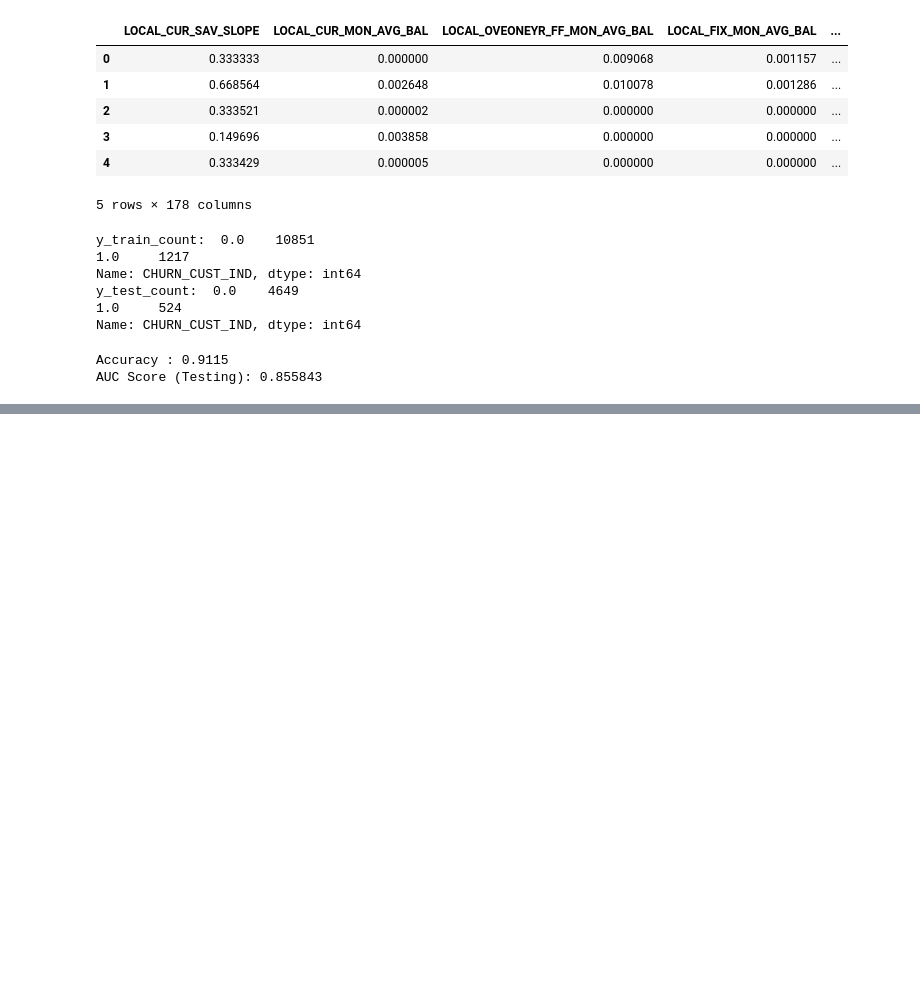
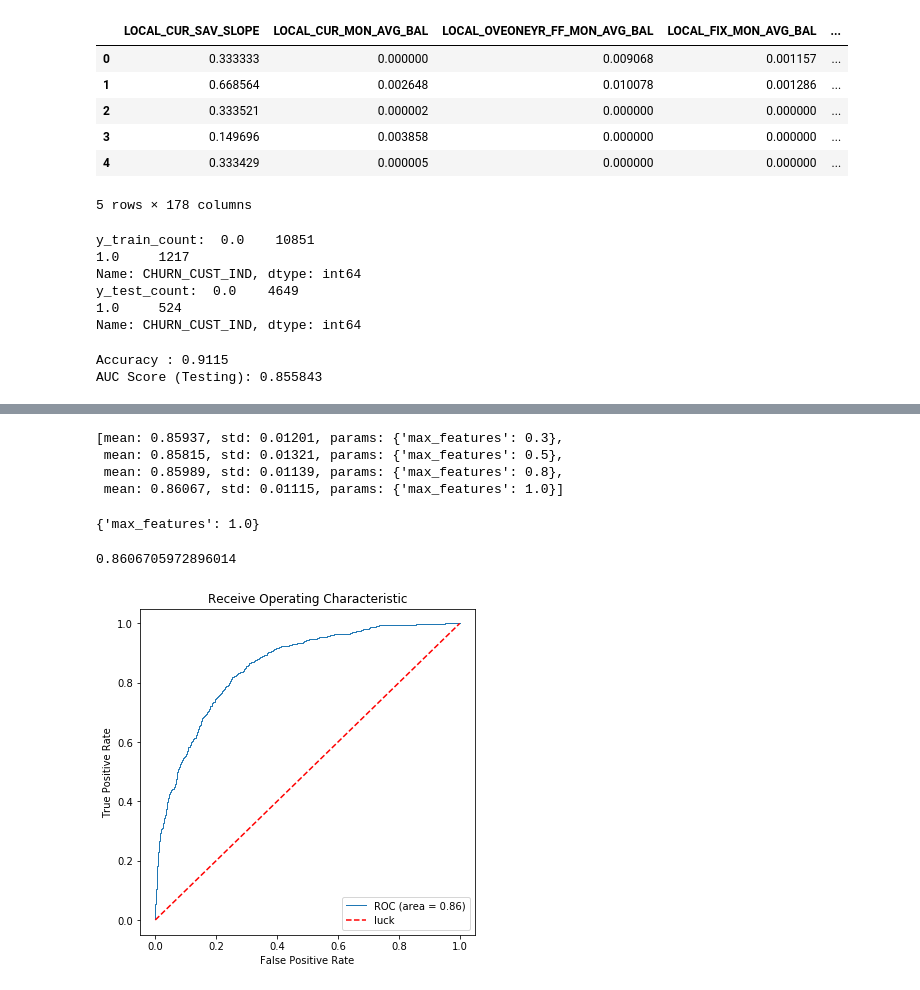
Before and after one commit to chenbingyan/bank-churn-model, a Jupyter notebook: bank churn model - modeling(GBDT).ipynb, the cells around one changed output, grey strips where cells are left out. Drawn from its saved outputs; the diff is of its cells as text; code cells hidden in the pictures; blank space fills up the shorter version.

```diff
--- a/bank churn model - modeling(GBDT).ipynb
+++ b/bank churn model - modeling(GBDT).ipynb
@@ -44,0 +154,8 @@ AUC Score (Testing): 0.855843
+# %%
+gbm2 = GradientBoostingClassifier(n_estimators=90, learning_rate=0.1, min_samples_split=300, min_samples_leaf=20, max_depth=5,
+                                max_features=1.0, subsample=0.8, random_state=10)
+gbm2.fit(X_train,y_train)
+y_pred = gbm2.predict(X_test)
+y_predprob = gbm2.predict_proba(X_test)[:,1]
+print("Accuracy : %.4g" % metrics.accuracy_score(y_test, y_pred))
+print ("AUC Score (Testing): %f" % metrics.roc_auc_score(y_test, y_predprob))
@@ -44,0 +165,7 @@ AUC Score (Testing): 0.855843
+# %%
+# 对learning_rate进行调优
+param_test3 = {'learning_rate': [0.01, 0.05, 0.1, 0.15]}
+est3 = GridSearchCV(estimator=GradientBoostingClassifier(n_estimators=90, max_depth=5, min_samples_split=300, min_samples_leaf=20,
+                                max_features=1.0, subsample=0.8, random_state=10),
+                   param_grid=param_test3, scoring='roc_auc', iid=False, cv=5)
+est3.fit(X_train, y_train)
@@ -44,0 +201,7 @@ AUC Score (Testing): 0.855843
+# %%
+# 对max_features进行调优
+param_test4 = {'max_features': (0.3, 0.5, 0.8, 1.0)}
+est4 = GridSearchCV(estimator=GradientBoostingClassifier(n_estimators=90, learning_rate=0.1, min_samples_split=300, min_samples_leaf=20,
+                                max_depth=5, subsample=0.8, random_state=10),
+                   param_grid=param_test4, scoring='roc_auc', iid=False, cv=5)
+est4.fit(X_train, y_train)
@@ -44,0 +222,34 @@ AUC Score (Testing): 0.855843
+# %%
+est4.grid_scores_
+# %% [output]
+[mean: 0.85937, std: 0.01201, params: {'max_features': 0.3},
+ mean: 0.85815, std: 0.01321, params: {'max_features': 0.5},
+ mean: 0.85989, std: 0.01139, params: {'max_features': 0.8},
+ mean: 0.86067, std: 0.01115, params: {'max_features': 1.0}]
+# %%
+est4.best_params_
+# %% [output]
+{'max_features': 1.0}
+# %%
+est4.best_score_
+# %% [output]
+0.8606705972896014
+# %%
+# 综合以上的参数调优，重新构建一个新的模型
+clf = GradientBoostingClassifier(n_estimators=90, learning_rate=0.1, min_samples_split=300, min_samples_leaf=20,
+                                max_depth=5, max_features=1.0, subsample=0.8, random_state=10)
+clf.fit(X_train, y_train)
+y_predict_proba = clf.predict_proba(X_test)[:,1]
+fpr, tpr, thresholds = roc_curve(y_test, y_predict_proba)
+roc_auc = auc(fpr, tpr)
+fig = plt.figure(figsize=(6, 6))
+ax = fig.add_subplot(111)
+ax.plot(fpr, tpr, lw=1, label='ROC (area = %.2f)' % (roc_auc))
+ax.plot([0, 1], [0, 1], '--', color='red', label='luck')
+ax.set_xlabel('False Positive Rate')
+ax.set_ylabel('True Positive Rate')
+ax.set_title('Receive Operating Characteristic')
+ax.legend(loc='lower right')
+plt.show()
+# %% [output]
+[figure, added]
```
Also changed, not shown: parts of 17 cells of this notebook.
